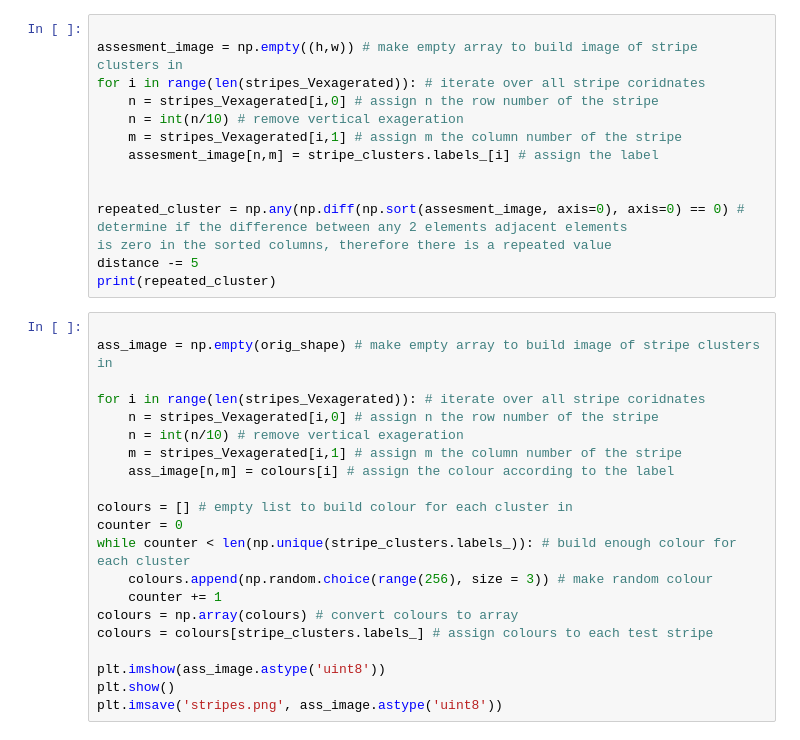
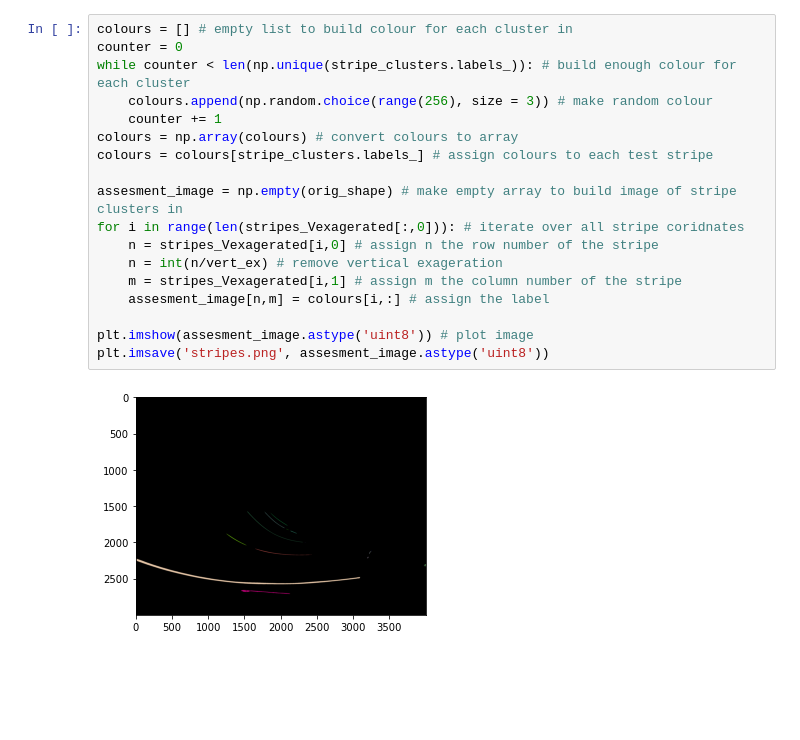
Before and after one commit to oro-sean/stripeField, a Jupyter notebook: labels.ipynb, the cells around one changed output. Cells and saved outputs as stored; diff of their text form; blank space fills up the shorter version.

```diff
--- a/labels.ipynb
+++ b/labels.ipynb
@@ -80,34 +130,20 @@ plt.scatter(stripes_Vexagerated[:,0])
 # %%
+colours = [] # empty list to build colour for each cluster in
+counter = 0
+while counter < len(np.unique(stripe_clusters.labels_)): # build enough colour for each cluster
+    colours.append(np.random.choice(range(256), size = 3)) # make random colour
+    counter += 1
+colours = np.array(colours) # convert colours to array
+colours = colours[stripe_clusters.labels_] # assign colours to each test stripe
 
-assesment_image = np.empty((h,w)) # make empty array to build image of stripe clusters in
-for i in range(len(stripes_Vexagerated)): # iterate over all stripe coridnates
+assesment_image = np.empty(orig_shape) # make empty array to build image of stripe clusters in
+for i in range(len(stripes_Vexagerated[:,0])): # iterate over all stripe coridnates
     n = stripes_Vexagerated[i,0] # assign n the row number of the stripe
-    n = int(n/10) # remove vertical exageration
+    n = int(n/vert_ex) # remove vertical exageration
     m = stripes_Vexagerated[i,1] # assign m the column number of the stripe
-    assesment_image[n,m] = stripe_clusters.labels_[i] # assign the label
+    assesment_image[n,m] = colours[i,:] # assign the label
 
-
-repeated_cluster = np.any(np.diff(np.sort(assesment_image, axis=0), axis=0) == 0) # determine if the difference between any 2 elements adjacent elements                                                                                      is zero in the sorted columns, therefore there is a repeated value
-distance -= 5
-print(repeated_cluster)
+plt.imshow(assesment_image.astype('uint8')) # plot image
+plt.imsave('stripes.png', assesment_image.astype('uint8'))
+# %% [output]
+[figure, added]
-# %%
-
-ass_image = np.empty(orig_shape) # make empty array to build image of stripe clusters in
-
-for i in range(len(stripes_Vexagerated)): # iterate over all stripe coridnates
-    n = stripes_Vexagerated[i,0] # assign n the row number of the stripe
-    n = int(n/10) # remove vertical exageration
-    m = stripes_Vexagerated[i,1] # assign m the column number of the stripe
-    ass_image[n,m] = colours[i] # assign the colour according to the label
-
-colours = [] # empty list to build colour for each cluster in
-counter = 0
-while counter < len(np.unique(stripe_clusters.labels_)): # build enough colour for each cluster
-    colours.append(np.random.choice(range(256), size = 3)) # make random colour
-    counter += 1
-colours = np.array(colours) # convert colours to array
-colours = colours[stripe_clusters.labels_] # assign colours to each test stripe
-
-plt.imshow(ass_image.astype('uint8'))
-plt.show()
-plt.imsave('stripes.png', ass_image.astype('uint8'))
```
Also changed, not shown: parts of 15 cells of this notebook.
